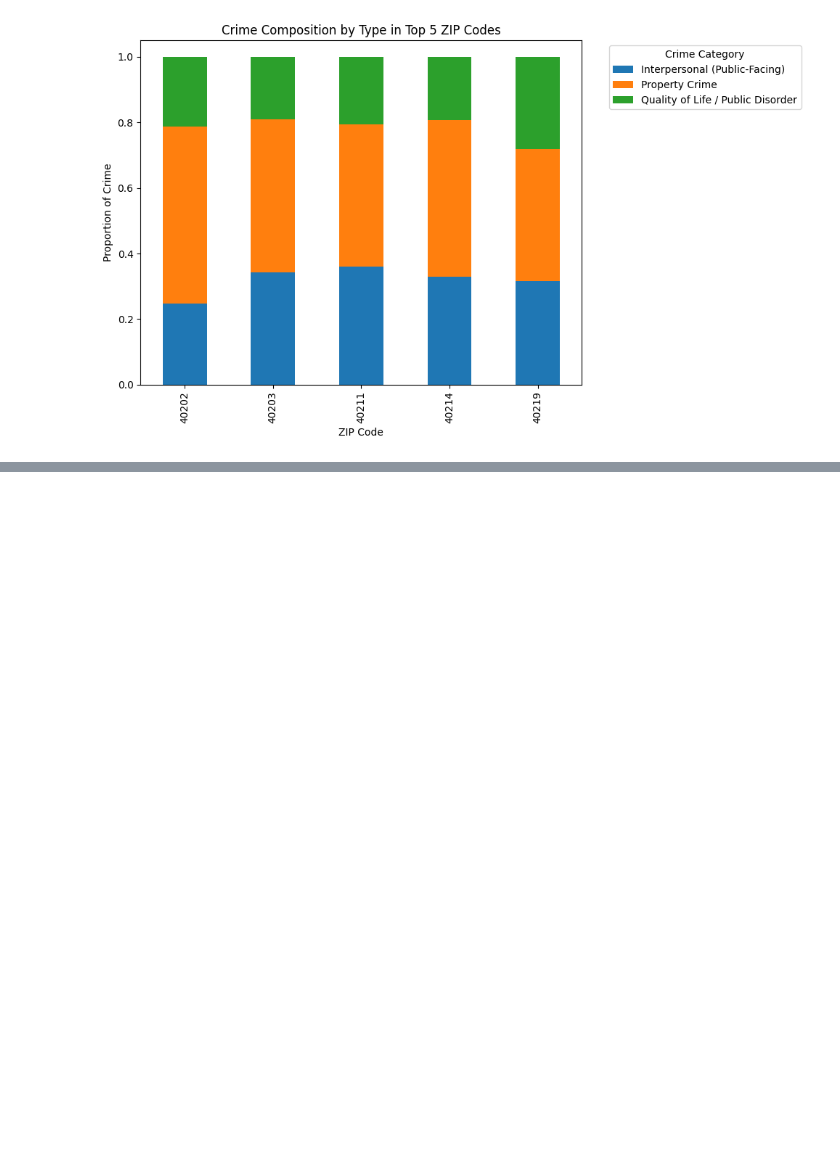
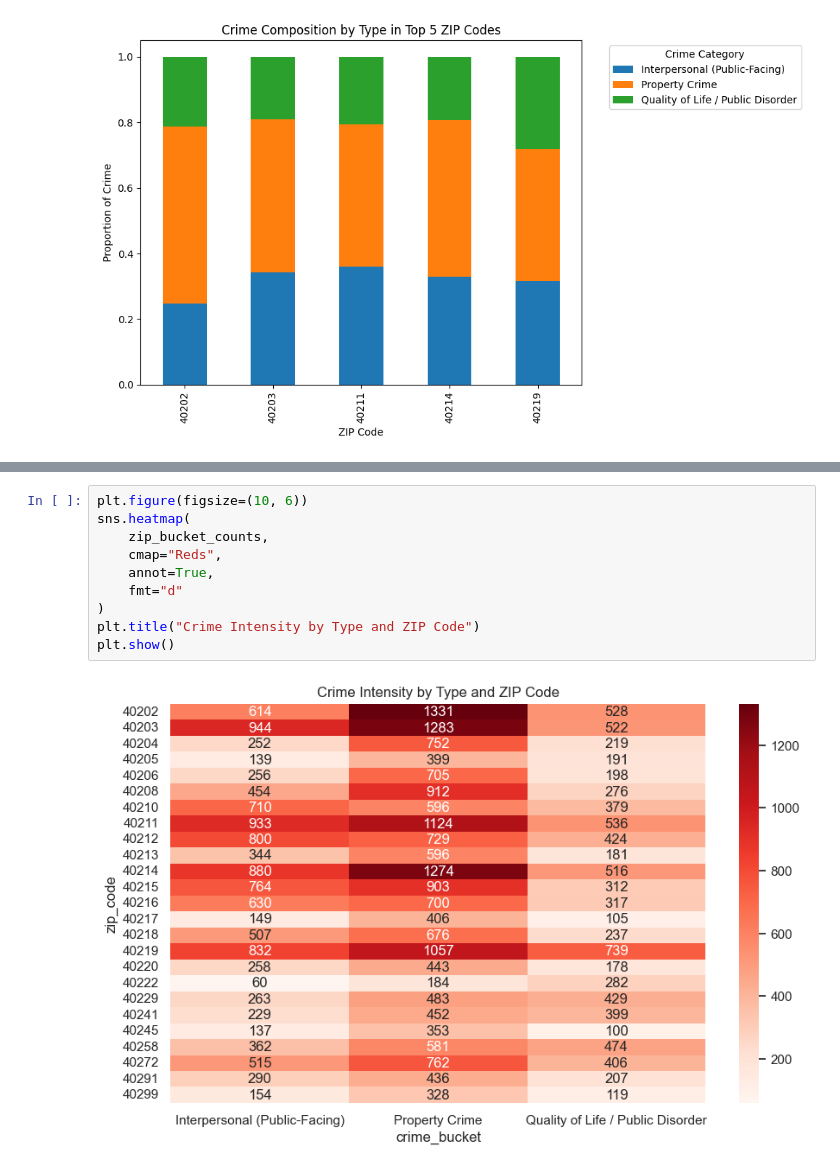
Before and after one commit to mand0rla/crime-patterns-and-urban-design, a Jupyter notebook: notebooks/W1_lmpd_crime.ipynb, the cells around one changed output, grey strips where cells are left out. Cells and saved outputs as stored; diff of their text form; blank space fills up the shorter version.

```diff
--- a/notebooks/W1_lmpd_crime.ipynb
+++ b/notebooks/W1_lmpd_crime.ipynb
@@ -293,0 +364,12 @@ plt.show()
+# %%
+plt.figure(figsize=(10, 6))
+sns.heatmap(
+    zip_bucket_counts,
+    cmap="Reds",
+    annot=True,
+    fmt="d"
+)
+plt.title("Crime Intensity by Type and ZIP Code")
+plt.show()
+# %% [output]
+[figure, added]
```
Also changed, not shown: parts of 3 cells of this notebook.
